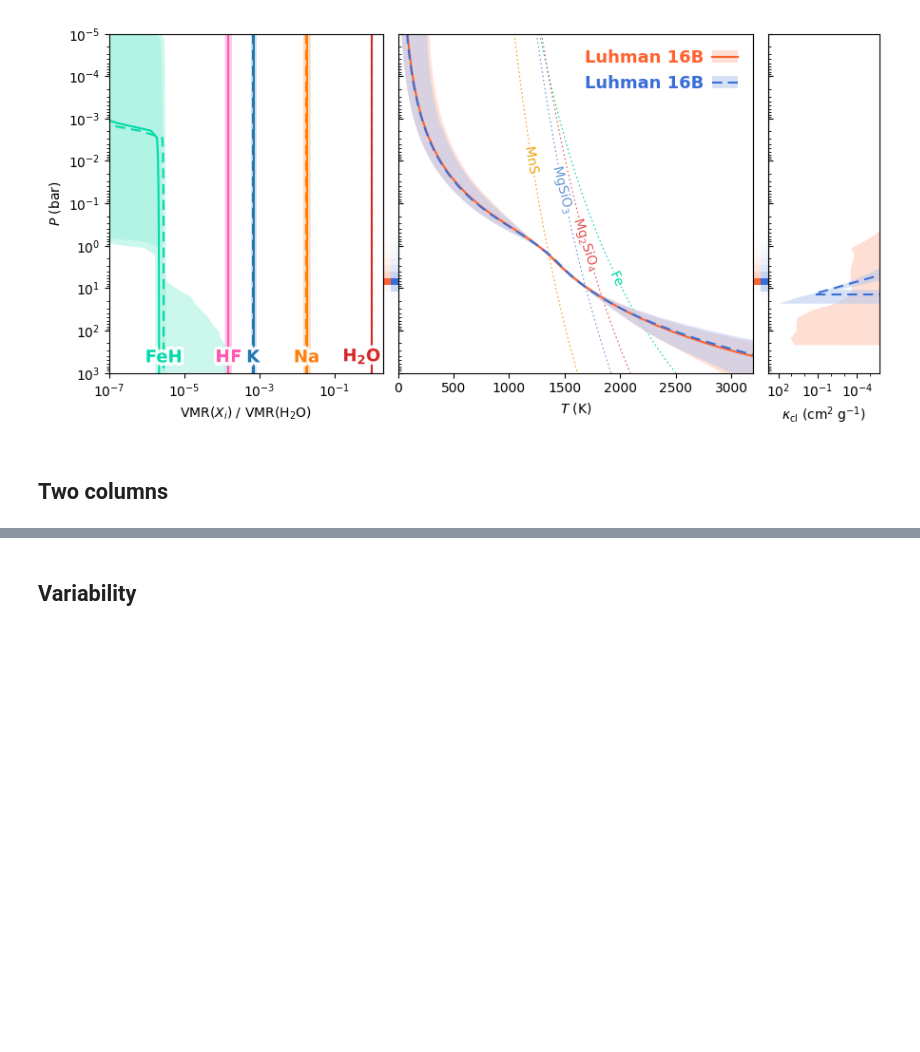
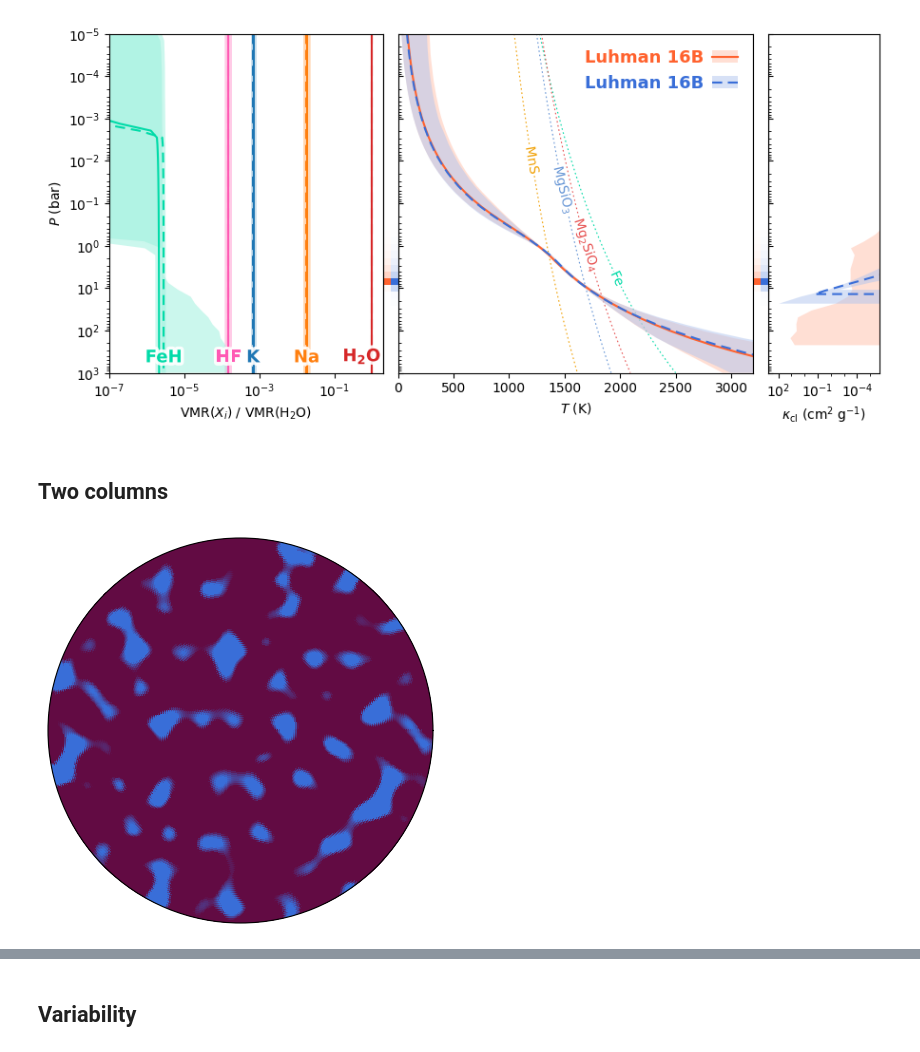
Before and after one commit to samderegt/retrieval_base, a Jupyter notebook: Luhman_16/figures/plot_J_band_2column.ipynb, the cells around one changed output, grey strips where cells are left out. Cells and saved outputs as stored; diff of their text form; code cells hidden in the pictures; blank space fills up the shorter version.

```diff
--- a/Luhman_16/figures/plot_J_band_2column.ipynb
+++ b/Luhman_16/figures/plot_J_band_2column.ipynb
@@ -325,5 +320,45 @@ plt.show()
 [figure]
 # %% [markdown]
 ## Two columns
+# %%
+from perlin_noise import PerlinNoise
+def make_r_theta_vals():
+
+    theta = np.linspace(0, 2*np.pi, 1000)
+    r = np.linspace(0, 1, 100)
+
+    tr, rr = np.meshgrid(theta,r)
+
+    x = np.cos(tr) * rr
+    y = np.sin(tr) * rr
+
+    noise = PerlinNoise(octaves=6, seed=1)
+    Z = np.array([
+        [noise([x_ij,y_ij]) for x_ij, y_ij in zip(x_i,y_i)]
+        for x_i, y_i in zip(x, y)
+    ])
+    return theta, r, np.array(Z)
+
+theta, r, Z = make_r_theta_vals()
+print(Z.min(), Z.max())
+
+fig, ax = plt.subplots(figsize=(5,5), subplot_kw={'projection':'polar'})
+#ax.plot(theta, r)
+#ax.pcolormesh(theta, r, Z, edgecolors='face')
+
+cmap = mpl.colors.LinearSegmentedColormap.from_list('', [color_m_A2,color_m_A1])
+cmap.set_over(color_m_A1)
+cmap.set_under(color_m_A2)
+
+ax.pcolormesh(
+    theta, r, Z, edgecolors='face',
+    cmap=cmap, vmin=np.quantile(Z, 0.87-0.1),
+    vmax=np.quantile(Z, 0.87+0.06)
+    )
+#ax.pcolormesh(theta, r, Z, edgecolors='face', cmap=cmap)
+ax.set(xticks=[], yticks=[])
+plt.show()
+# %% [output]
+[figure, added]
 # %%
 color_m_A1 = color_m_B
```
Also changed, not shown: parts of 7 cells of this notebook, 2 other files.
